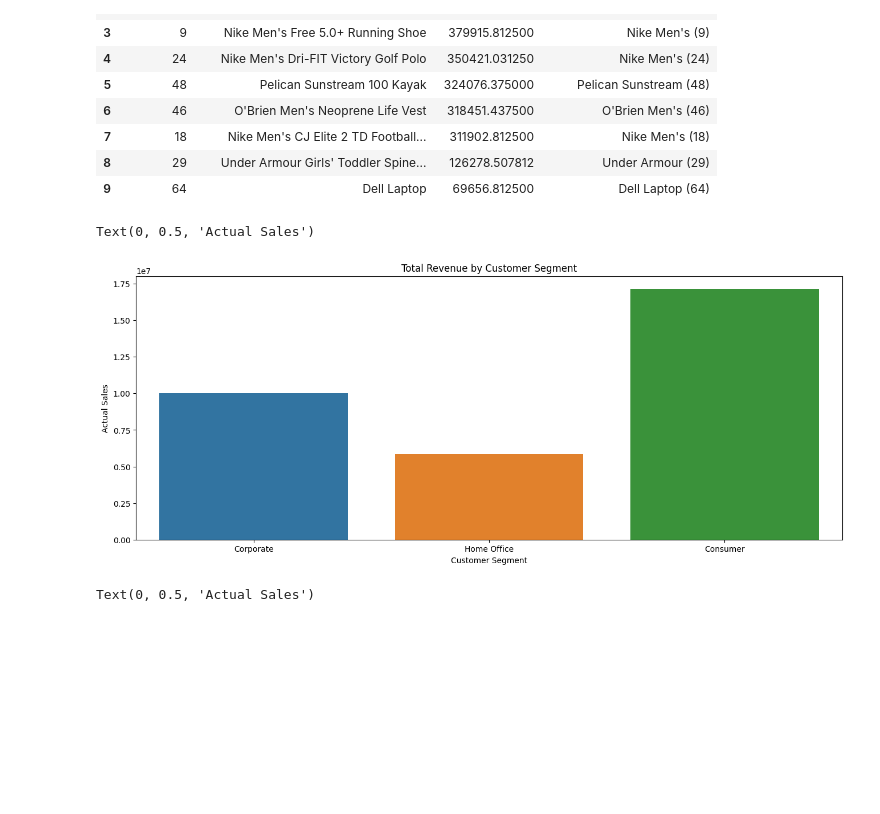
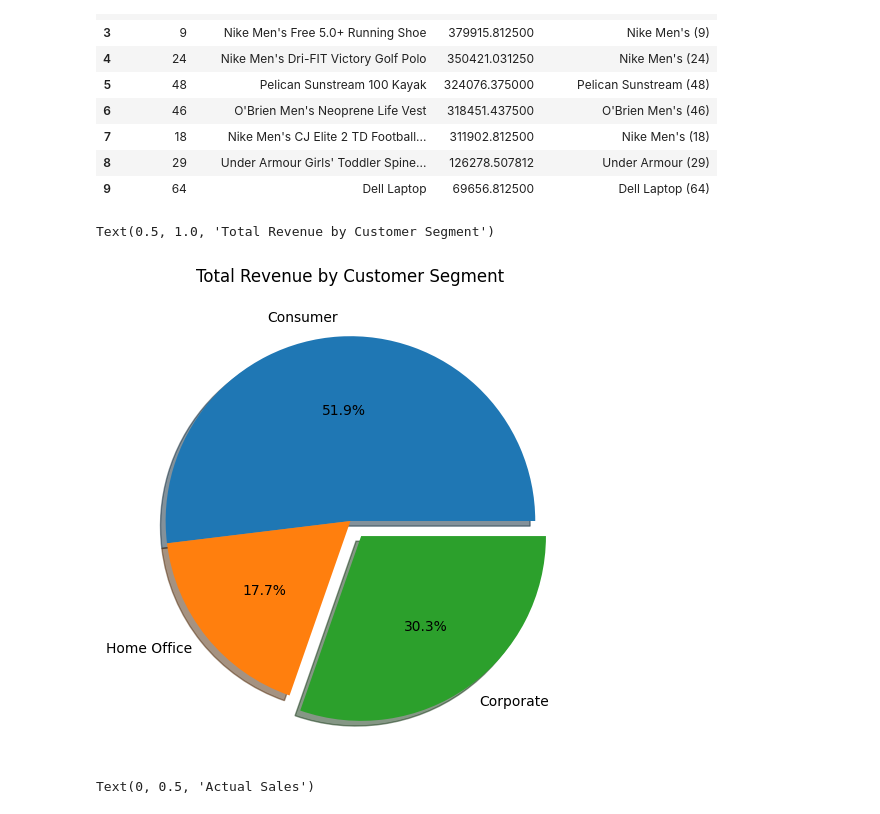
Before and after one commit to zaw-may/Supply-Chain-Analysis, a Jupyter notebook: NB01-SupplyChainPerformance.ipynb, the cells around one changed output. Drawn from its saved outputs; the diff is of its cells as text; code cells hidden in the pictures; blank space fills up the shorter version.

```diff
--- a/NB01-SupplyChainPerformance.ipynb
+++ b/NB01-SupplyChainPerformance.ipynb
@@ -237,13 +237,12 @@ result_set03
 | 9 | 64 | Dell Laptop | 69656.812500 | Dell Laptop (64) |
 # %%
 plt.subplots(figsize=(16,6))
-sns.barplot(data = result_set01, x = "customer_segment", y = "sales_actual")
+explode = [0, 0, 0.1]
+plt.pie(x = result_set01['sales_actual'], labels = result_set01['customer_segment'], explode = explode, shadow = True, autopct = '%1.1f%%')
 plt.title("Total Revenue by Customer Segment")
-plt.xlabel("Customer Segment")
-plt.ylabel("Actual Sales")
 # %% [output]
-Text(0, 0.5, 'Actual Sales')
+Text(0.5, 1.0, 'Total Revenue by Customer Segment')
-[figure, old version]
+[figure, new version]
 # %%
 plt.subplots(figsize=(16,6))
 sns.barplot(data = result_set02, x = "order_region", y = "sales_actual")
```
Also changed, not shown: parts of 5 cells of this notebook.
